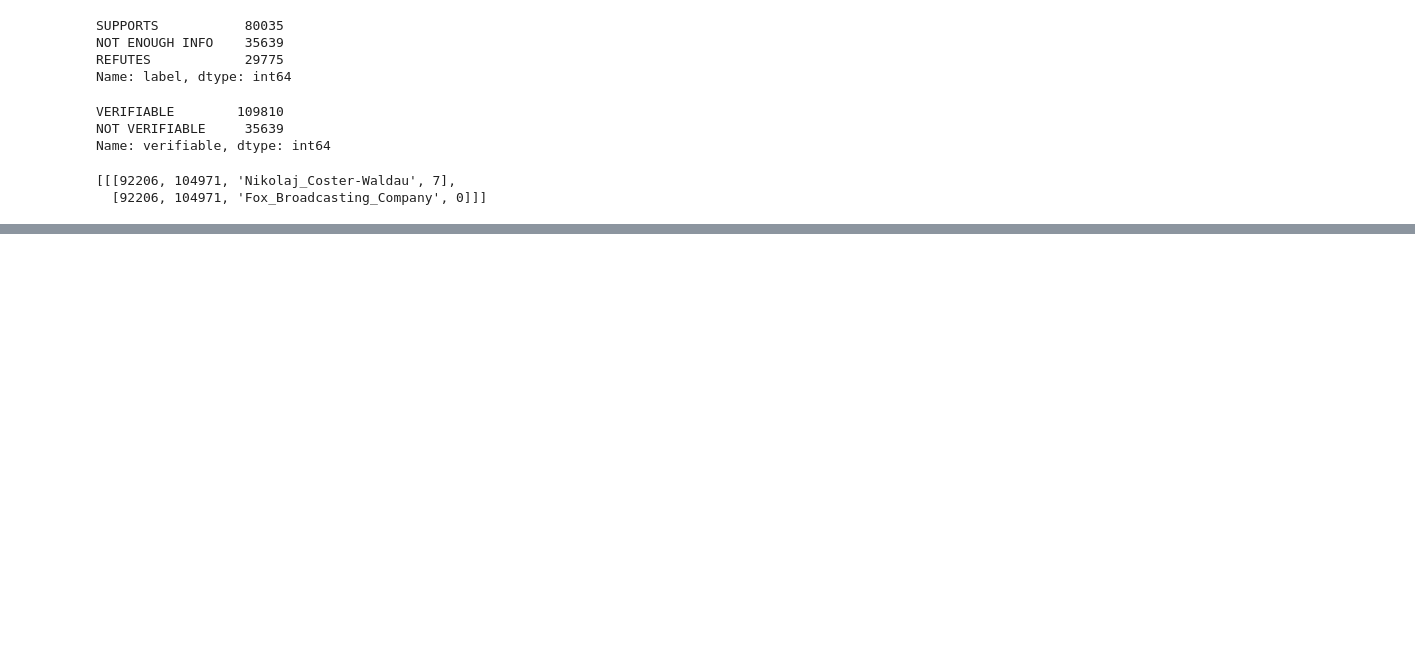
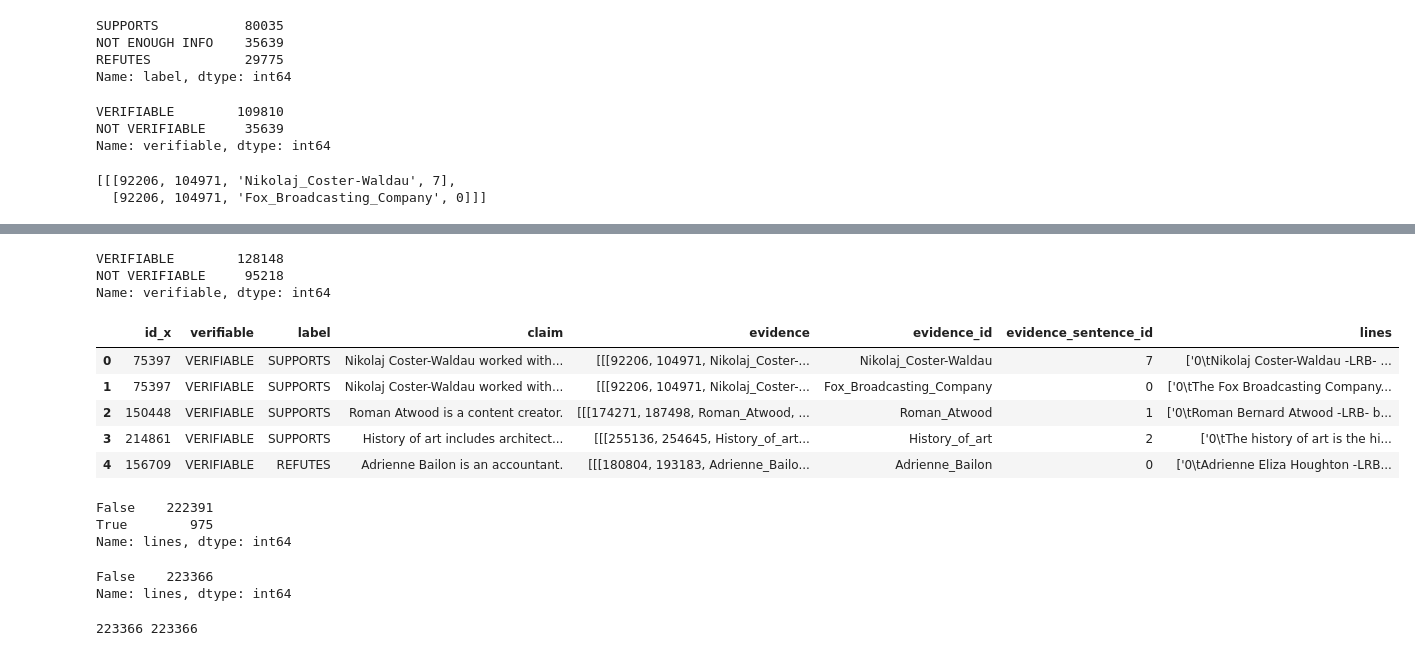
Before and after one commit to RossTeb/CS544_NLP_Group, a Jupyter notebook: dataset_creation.ipynb, the cells around one changed output, grey strips where cells are left out. Saved outputs shown, nothing was run; the diff lists cells and outputs as text; code cells hidden in the pictures; blank space fills up the shorter version.

```diff
--- a/dataset_creation.ipynb
+++ b/dataset_creation.ipynb
@@ -53,7 +45,7 @@ df_evidences.to_csv('evidences_from_wikipages.csv')
 # %%
 train_data = pd.read_json('/content/drive/MyDrive/train.jsonl',lines = True)
 
-# df_evidences = pd.read_csv('/content/drive/MyDrive/evidences_from_wikipages.csv')
+df_evidences = pd.read_csv('/content/drive/MyDrive/evidences_from_wikipages.csv')
 # %%
 train_data.head(10)
 # %% [output]
@@ -142,0 +135,26 @@ merged_train.head(5)
+# %%
+merged_train.verifiable.value_counts()
+# %% [output]
+VERIFIABLE        128148
+NOT VERIFIABLE     95218
+Name: verifiable, dtype: int64
+# %%
+merged_train.drop('id_y',axis =1,inplace = True)
+# %%
+merged_train.drop('Unnamed: 0',axis =1,inplace = True)
+# %%
+
+merged_train.head()
+# %% [output]
+|  | id_x | verifiable | label | claim | evidence | evidence_id | evidence_sentence_id | lines |
+| 0 | 75397 | VERIFIABLE | SUPPORTS | Nikolaj Coster-Waldau worked with... | [[[92206, 104971, Nikolaj_Coster-... | Nikolaj_Coster-Waldau | 7 | ['0\tNikolaj Coster-Waldau -LRB- ... |
+| 1 | 75397 | VERIFIABLE | SUPPORTS | Nikolaj Coster-Waldau worked with... | [[[92206, 104971, Nikolaj_Coster-... | Fox_Broadcasting_Company | 0 | ['0\tThe Fox Broadcasting Company... |
+| 2 | 150448 | VERIFIABLE | SUPPORTS | Roman Atwood is a content creator. | [[[174271, 187498, Roman_Atwood, ... | Roman_Atwood | 1 | ['0\tRoman Bernard Atwood -LRB- b... |
+| 3 | 214861 | VERIFIABLE | SUPPORTS | History of art includes architect... | [[[255136, 254645, History_of_art... | History_of_art | 2 | ['0\tThe history of art is the hi... |
+| 4 | 156709 | VERIFIABLE | REFUTES | Adrienne Bailon is an accountant. | [[[180804, 193183, Adrienne_Bailo... | Adrienne_Bailon | 0 | ['0\tAdrienne Eliza Houghton -LRB... |
+# %%
+merged_train.lines.isnull().value_counts()
+# %% [output]
+False    222391
+True        975
+Name: lines, dtype: int64
@@ -142,0 +163,9 @@ merged_train.head(5)
+# %%
+merged_train.lines.isnull().value_counts()
+# %% [output]
+False    223366
+Name: lines, dtype: int64
+# %%
+print(len(lines),len(sentence_ids))
+# %% [output]
+223366 223366
```
Also changed, not shown: parts of 15 cells of this notebook, 1 other file.
